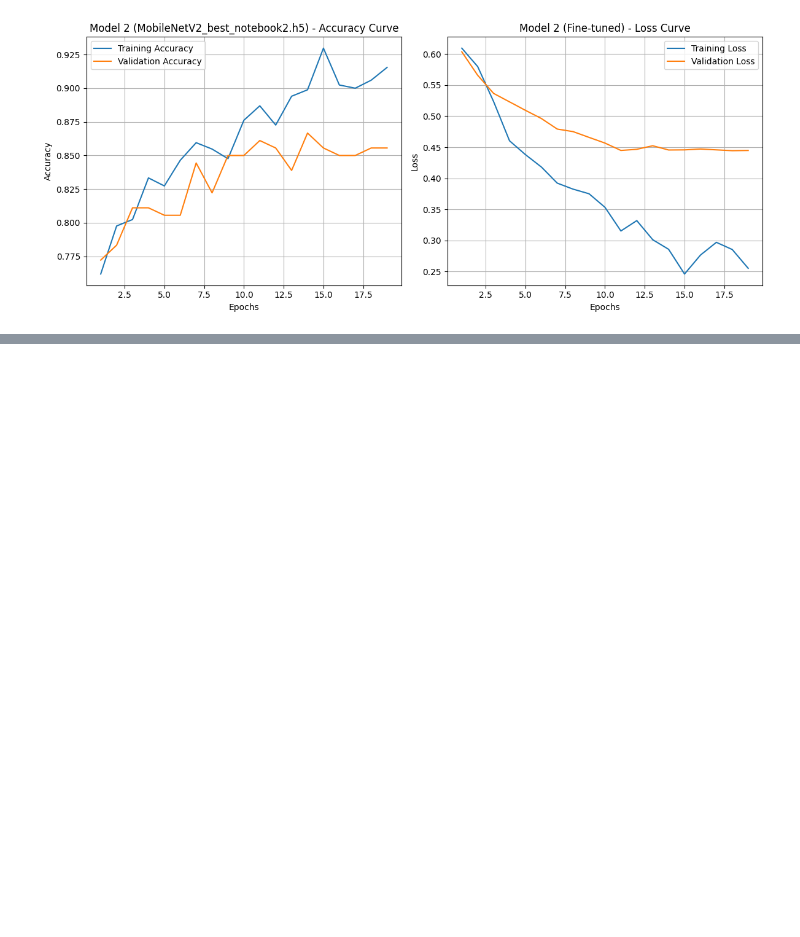
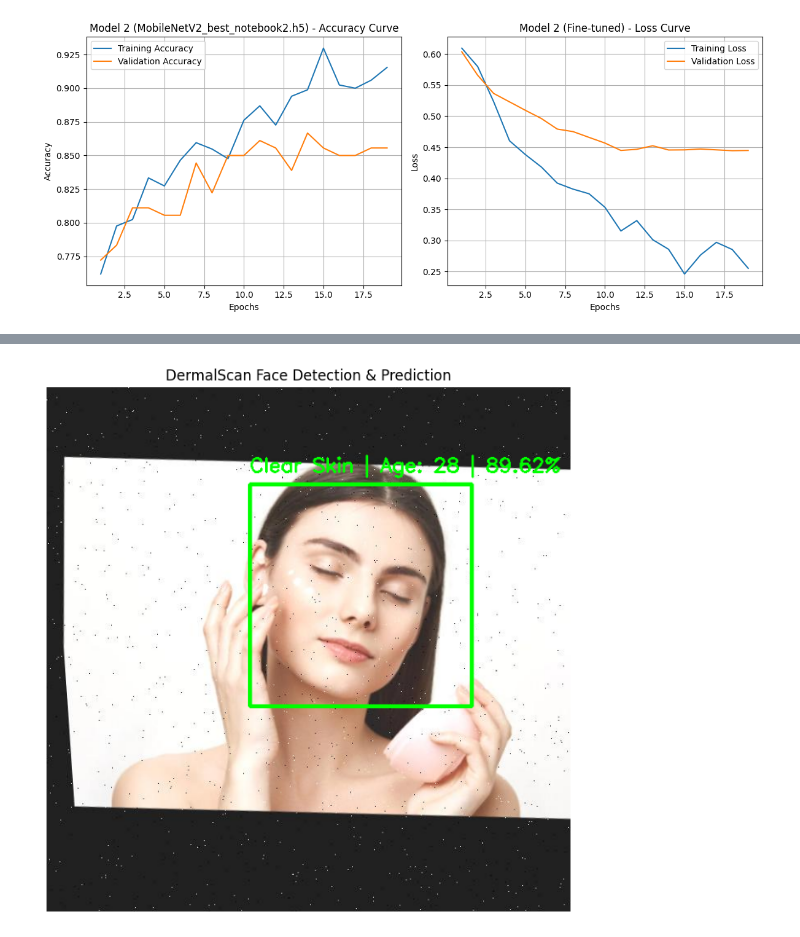
Before and after one commit to Springboard-Mentor-DermalScan/AI-DermalScan_Batch9, a Jupyter notebook: dermalscan_updated.ipynb, the cells around one changed output, grey strips where cells are left out. Cells and saved outputs as stored; diff of their text form; code cells hidden in the pictures; blank space fills up the shorter version.

```diff
--- a/dermalscan_updated.ipynb
+++ b/dermalscan_updated.ipynb
@@ -475,0 +512,11 @@ plt.show()
+# %%
+all_images = []
+
+for cls in os.listdir(TEST_DIR):
+    cls_path = os.path.join(TEST_DIR, cls)
+    if os.path.isdir(cls_path):
+        for img in os.listdir(cls_path):
+            all_images.append((cls, os.path.join(cls_path, img)))
+
+true_class, img_path = random.choice(all_images)
+print("Selected Image:", img_path)
@@ -475,0 +563,22 @@ plt.show()
+# %%
+display_img = img_rgb.copy()
+
+cv2.rectangle(
+    display_img,
+    (x, y),
+    (x+w, y+h),
+    (0, 255, 0),
+    3
+)
+
+text = f"{label} | Age: {predicted_age} | {confidence:.2f}%"
+
+cv2.putText(
+    display_img,
+    text,
+    (x, y - 15),
+    cv2.FONT_HERSHEY_SIMPLEX,
+    0.8,
+    (0, 255, 0),
+    2
+)
@@ -475,0 +603,8 @@ plt.show()
+# %%
+plt.figure(figsize=(8,8))
+plt.imshow(display_img)
+plt.axis("off")
+plt.title("DermalScan Face Detection & Prediction")
+plt.show()
+# %% [output]
+[figure, added]
```
Also changed, not shown: parts of 8 cells of this notebook, 2 other files.
